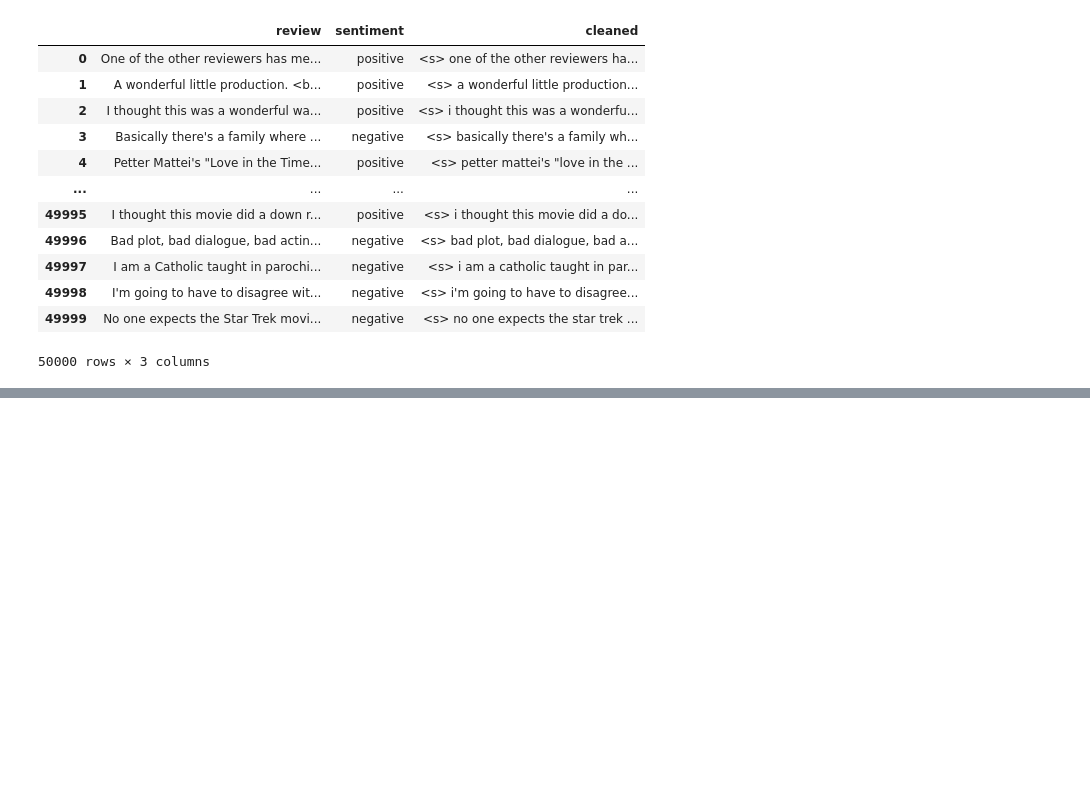
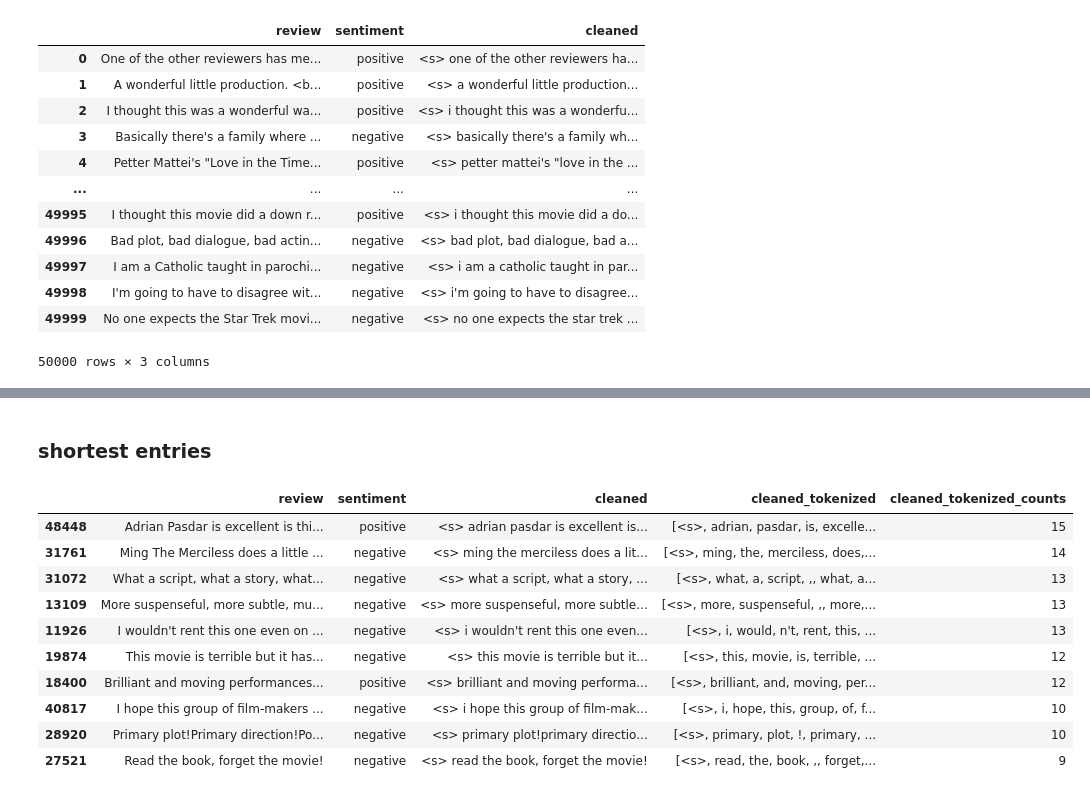
Before and after one commit to jeanmaxcacacho/nlp_lab2, a Jupyter notebook: create_dataset.ipynb, the cells around one changed output, grey strips where cells are left out. Cells and saved outputs as stored; diff of their text form; code cells hidden in the pictures; blank space fills up the shorter version.

```diff
--- a/create_dataset.ipynb
+++ b/create_dataset.ipynb
@@ -90,0 +151,16 @@ reviews_as_table
+# %% [markdown]
+### shortest entries
+# %%
+longest_to_shortest.tail(10)
+# %% [output]
+|  | review | sentiment | cleaned | cleaned_tokenized | cleaned_tokenized_counts |
+| 48448 | Adrian Pasdar is excellent is thi... | positive | <s> adrian pasdar is excellent is... | [<s>, adrian, pasdar, is, excelle... | 15 |
+| 31761 | Ming The Merciless does a little ... | negative | <s> ming the merciless does a lit... | [<s>, ming, the, merciless, does,... | 14 |
+| 31072 | What a script, what a story, what... | negative | <s> what a script, what a story, ... | [<s>, what, a, script, ,, what, a... | 13 |
+| 13109 | More suspenseful, more subtle, mu... | negative | <s> more suspenseful, more subtle... | [<s>, more, suspenseful, ,, more,... | 13 |
+| 11926 | I wouldn't rent this one even on ... | negative | <s> i wouldn't rent this one even... | [<s>, i, would, n't, rent, this, ... | 13 |
+| 19874 | This movie is terrible but it has... | negative | <s> this movie is terrible but it... | [<s>, this, movie, is, terrible, ... | 12 |
+| 18400 | Brilliant and moving performances... | positive | <s> brilliant and moving performa... | [<s>, brilliant, and, moving, per... | 12 |
+| 40817 | I hope this group of film-makers ... | negative | <s> i hope this group of film-mak... | [<s>, i, hope, this, group, of, f... | 10 |
+| 28920 | Primary plot!Primary direction!Po... | negative | <s> primary plot!primary directio... | [<s>, primary, plot, !, primary, ... | 10 |
+| 27521 | Read the book, forget the movie! | negative | <s> read the book, forget the movie! | [<s>, read, the, book, ,, forget,... | 9 |
```
Also changed, not shown: parts of 13 cells of this notebook.
